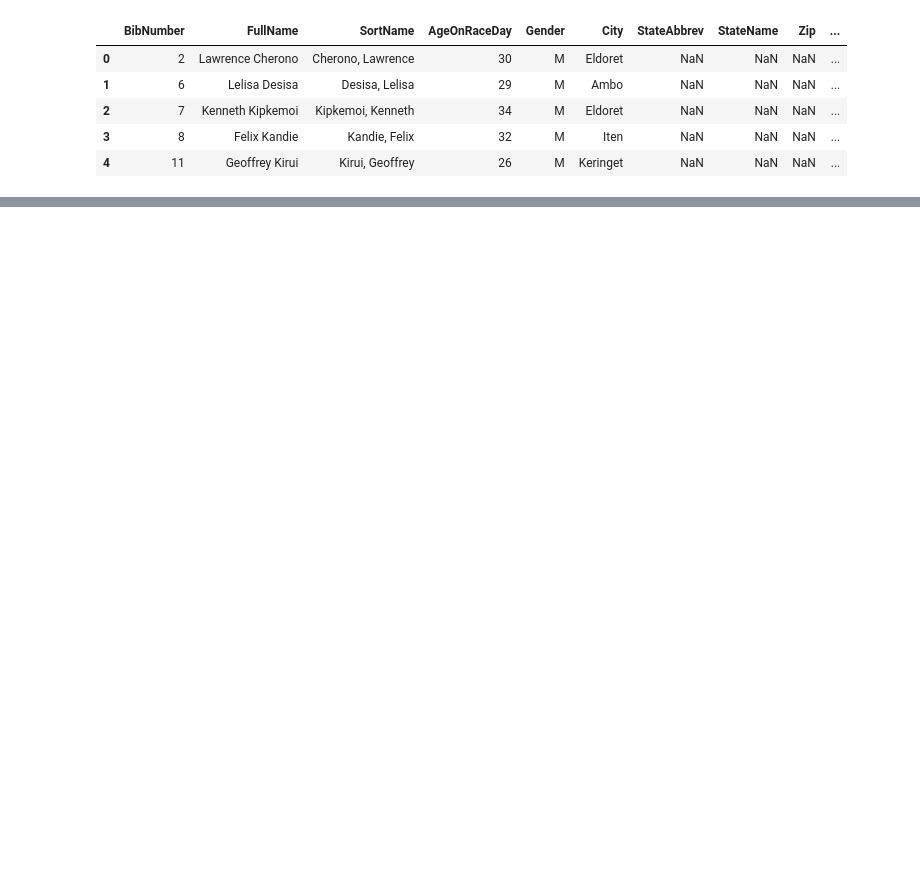
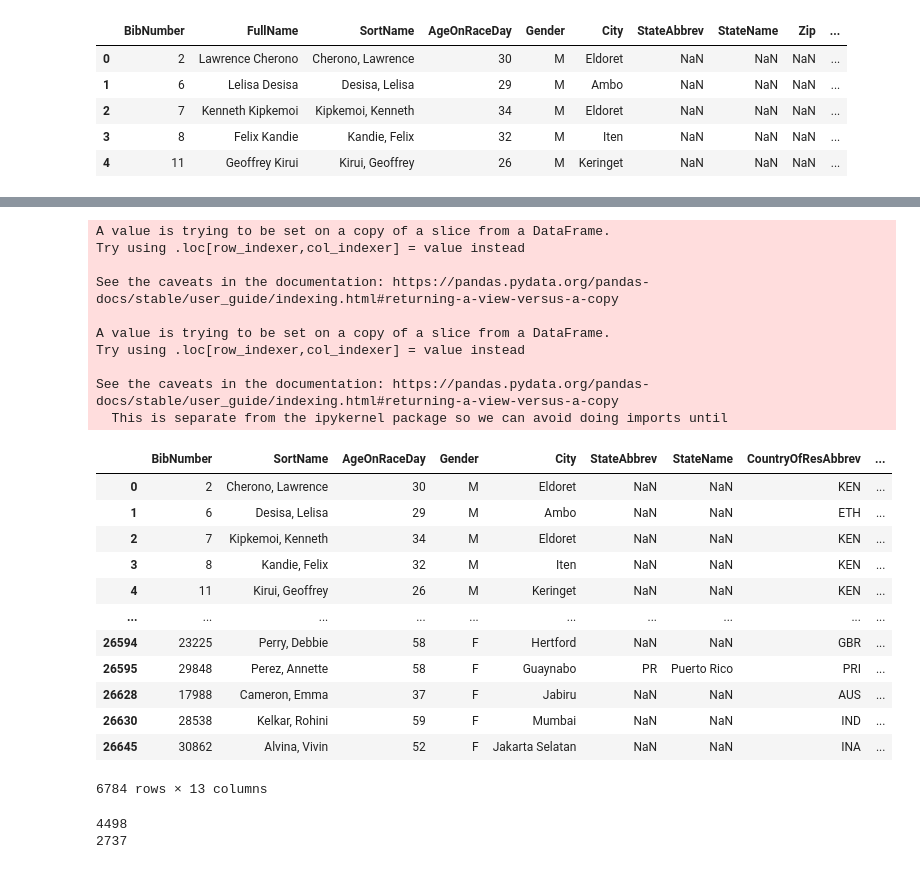
Before and after one commit to skhelifi1/Running-Project-GroupE, a Jupyter notebook: boston2019_elevation.ipynb, the cells around one changed output, grey strips where cells are left out. Saved outputs shown, nothing was run; the diff lists cells and outputs as text; code cells hidden in the pictures; blank space fills up the shorter version.

```diff
--- a/boston2019_elevation.ipynb
+++ b/boston2019_elevation.ipynb
@@ -18,0 +165,39 @@ boston2019_df.head()
+# %%
+# add address column for each dataframe (either city & state or city & country)
+usa_df["Address"] = (usa_df["City"] + ", " + usa_df["StateAbbrev"])
+world_df["Address"] = (world_df["City"] + ", " + world_df["CountryOfResName"])
+world_df
+# %% [output]
+A value is trying to be set on a copy of a slice from a DataFrame.
+Try using .loc[row_indexer,col_indexer] = value instead
+
+See the caveats in the documentation: https://pandas.pydata.org/pandas-docs/stable/user_guide/indexing.html#returning-a-view-versus-a-copy
+
+A value is trying to be set on a copy of a slice from a DataFrame.
+Try using .loc[row_indexer,col_indexer] = value instead
+
+See the caveats in the documentation: https://pandas.pydata.org/pandas-docs/stable/user_guide/indexing.html#returning-a-view-versus-a-copy
+  This is separate from the ipykernel package so we can avoid doing imports until
+|  | BibNumber | SortName | AgeOnRaceDay | Gender | City | StateAbbrev | StateName | CountryOfResAbbrev | ... |
+| 0 | 2 | Cherono, Lawrence | 30 | M | Eldoret | NaN | NaN | KEN | ... |
+| 1 | 6 | Desisa, Lelisa | 29 | M | Ambo | NaN | NaN | ETH | ... |
+| 2 | 7 | Kipkemoi, Kenneth | 34 | M | Eldoret | NaN | NaN | KEN | ... |
+| 3 | 8 | Kandie, Felix | 32 | M | Iten | NaN | NaN | KEN | ... |
+| 4 | 11 | Kirui, Geoffrey | 26 | M | Keringet | NaN | NaN | KEN | ... |
+| ... | ... | ... | ... | ... | ... | ... | ... | ... | ... |
+| 26594 | 23225 | Perry, Debbie | 58 | F | Hertford | NaN | NaN | GBR | ... |
+| 26595 | 29848 | Perez, Annette | 58 | F | Guaynabo | PR | Puerto Rico | PRI | ... |
+| 26628 | 17988 | Cameron, Emma | 37 | F | Jabiru | NaN | NaN | AUS | ... |
+| 26630 | 28538 | Kelkar, Rohini | 59 | F | Mumbai | NaN | NaN | IND | ... |
+| 26645 | 30862 | Alvina, Vivin | 52 | F | Jakarta Selatan | NaN | NaN | INA | ... |
+6784 rows × 13 columns
+# %%
+# get lists of unique addresses to cut down on api requests
+# check lengths to see how many times Google api will be pinged
+usa_address = usa_df["Address"].unique()
+world_address = world_df["Address"].unique()
+print(len(usa_address))
+print(len(world_address))
+# %% [output]
+4498
+2737
```
Also changed, not shown: parts of 26 cells of this notebook, 1 other file.
